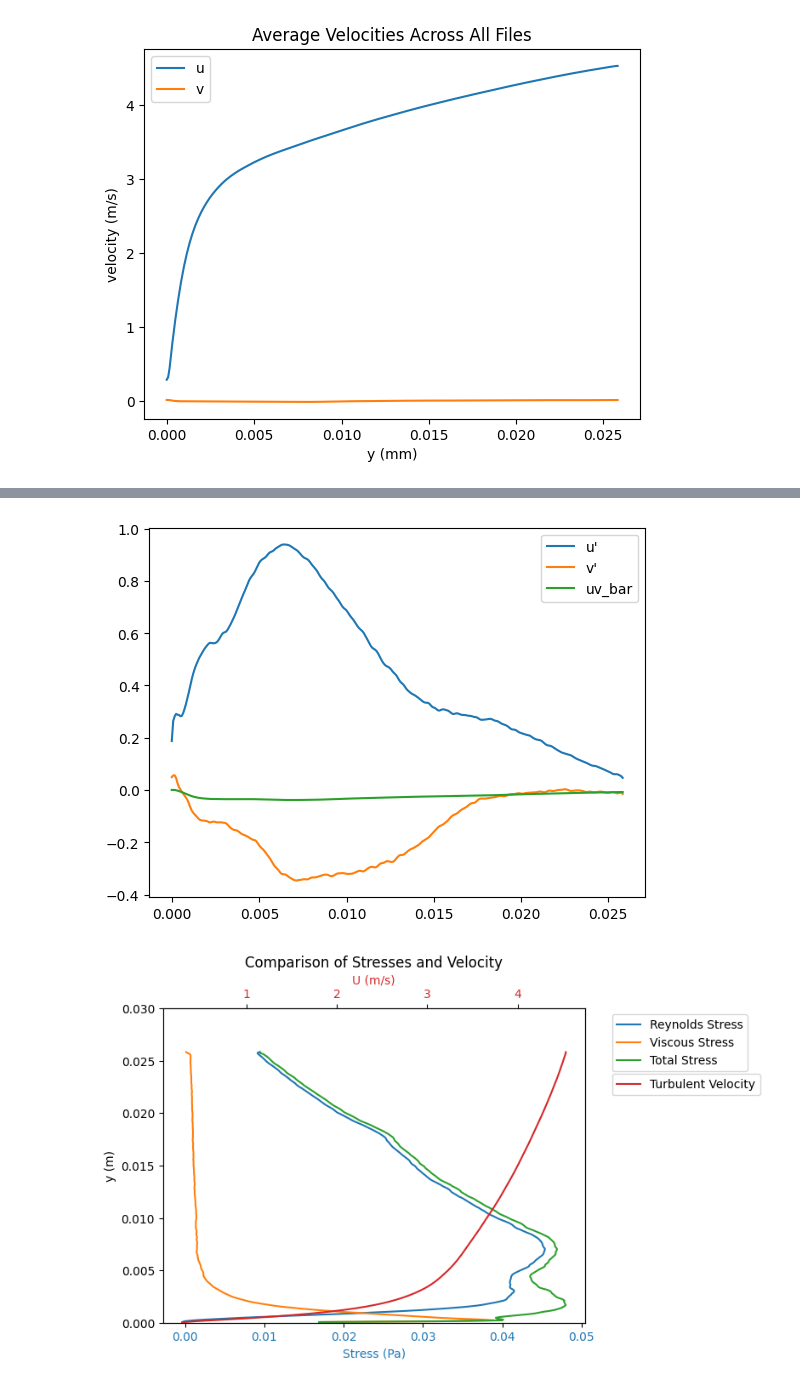
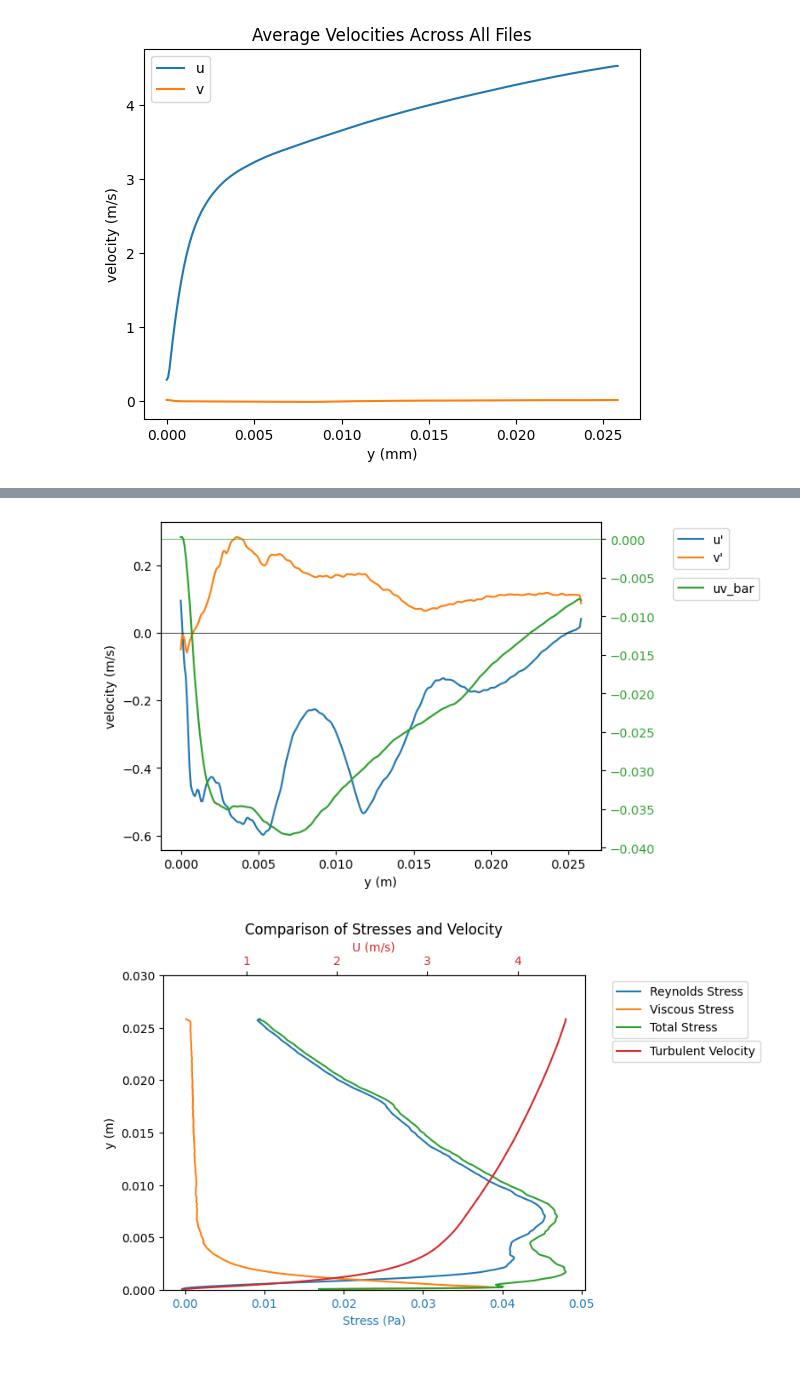
Before and after one commit to Jagardiner97/Boundary-Layers, a Jupyter notebook: Boundary Layers/BL Final Project/turbulent-characterization.ipynb, the cells around one changed output, grey strips where cells are left out. Saved outputs shown, nothing was run; the diff lists cells and outputs as text; code cells hidden in the pictures.

```diff
--- a/Boundary Layers/BL Final Project/turbulent-characterization.ipynb
+++ b/Boundary Layers/BL Final Project/turbulent-characterization.ipynb
@@ -263,35 +263,47 @@ u_tau: 0.2141373588249692
 # %%
 # Calculate u' and v'
 u_prime = []
 v_prime = []
 for i in range(len(u_all)):
     u_prime_file = []
     v_prime_file = []
     for j in range(len(u_average)):
         u_prime_file.append(u_all[i][j] - u_average[j])
         v_prime_file.append(v_all[i][j] - v_average[j])
     u_prime.append(u_prime_file)
     v_prime.append(v_prime_file)
 
 # Calculate uv_bar
 uv_prime_ave = []
 for i in range(len(u_prime[0])):
     uv_prime_ave.append([])
 for i in range(len(u_prime)):
     for j in range(len(u_prime[0])):
         uv_prime_ave[j].append(u_prime[i][j] * v_prime[i][j])
 uv_bar = []
 for i in range(len(uv_prime_ave)):
     uv_bar.append(np.mean(uv_prime_ave[i]))
 
 # Plot an example from u_prime, v_prime, and uv_bar
-plt.plot(y, u_prime[0], label="u\'")
-plt.plot(y, v_prime[0], label="v\'")
-plt.plot(y, uv_bar, label="uv_bar")
-plt.legend()
-plt.show()
+examples = [250]
+for example in examples:
+    fig, ax1 = plt.subplots()
+    ax1.plot(y, u_prime[example], label="u\'")
+    ax1.plot(y, v_prime[example], label="v\'")
+    ax1.axhline(y=0, color='black', linewidth=0.5)
+    ax1.set_xlabel("y (m)")
+    ax1.set_ylabel("velocity (m/s)")
+    ax1.legend()
+
+    ax2 = ax1.twinx()
+    ax2.plot(y, uv_bar, label="uv_bar", color="tab:green")
+    ax2.axhline(y=0, color='tab:green', linewidth=0.5)
+    ax2.tick_params(axis="y", labelcolor="tab:green")
+    ax1.legend(loc='upper left', bbox_to_anchor=(1.15, 1))
+    ax2.legend(loc='upper left', bbox_to_anchor=(1.15, 0.85))
+    plt.show()
 # %% [output]
-[figure, old version]
+[figure, new version]
 # %%
 # Calculate dU/dy
 dudy = []
```
Also changed, not shown: parts of 4 cells of this notebook.
